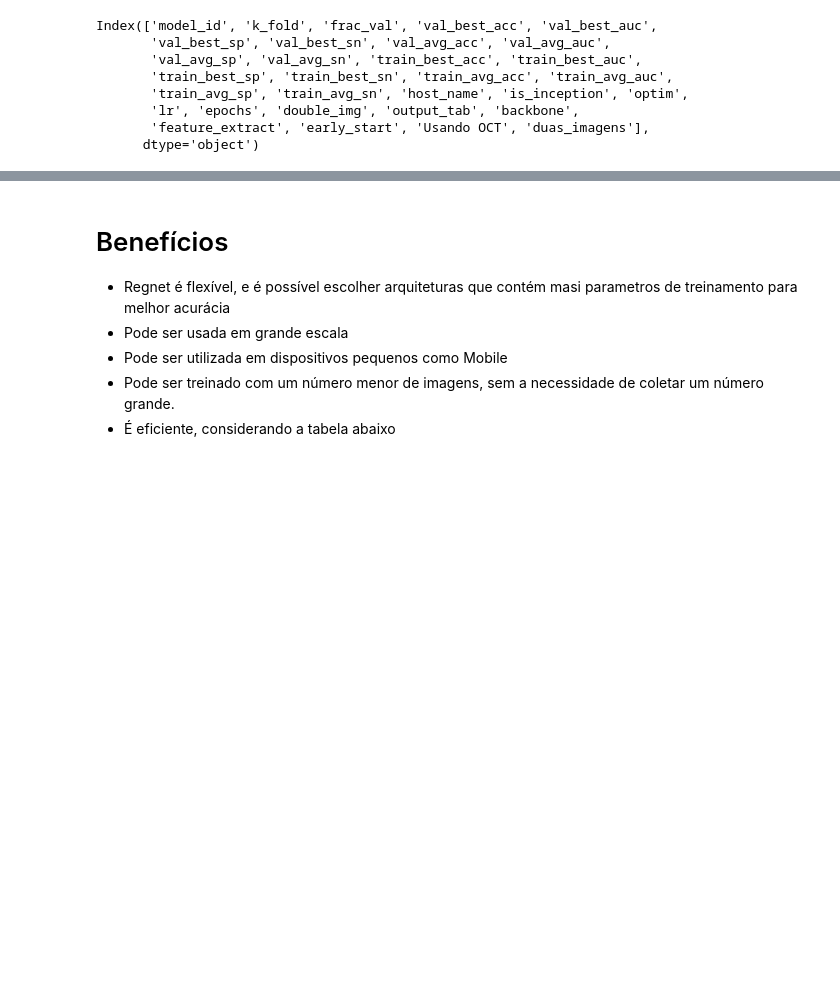
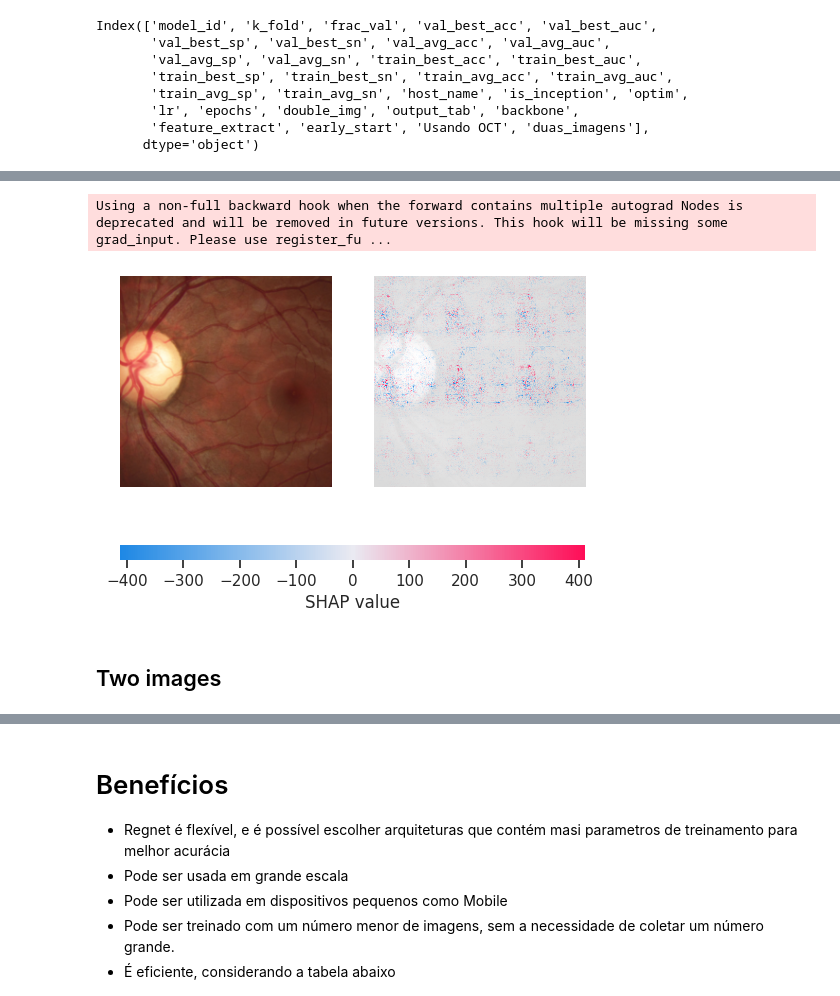
Before and after one commit to FelipeMarcelino/glaucoma, a Jupyter notebook: notebooks/results_v2.ipynb, the cells around one changed output, grey strips where cells are left out. Saved outputs shown, nothing was run; the diff lists cells and outputs as text; code cells hidden in the pictures; blank space fills up the shorter version.

```diff
--- a/notebooks/results_v2.ipynb
+++ b/notebooks/results_v2.ipynb
@@ -76,0 +323,6 @@ pyplot.xticks(rotation=90)
+# %%
+e = shap.DeepExplainer(model, photos1_train)
+# %%
+shap_values = e.shap_values(photos1_val)
+# %% [output]
+Using a non-full backward hook when the forward contains multiple autograd Nodes is deprecated and will be removed in future versions. This hook will be missing some grad_input. Please use register_fu ...
@@ -76,0 +332,14 @@ pyplot.xticks(rotation=90)
+# %%
+def imshow(image):
+    npimg = image.numpy()
+    npimg = np.transpose(npimg, (1,2,0))
+    npimg = ((npimg * [0.229, 0.224, 0.225]) + [0.485, 0.456, 0.406])
+    return npimg
+# %%
+only_image =  imshow(photos1_val[10].reshape(3,224,224))
+# %%
+shap.image_plot(shap_values.reshape(16,224,224,3)[10],  only_image.reshape(224,224,3),width=20,aspect=0.2)
+# %% [output]
+[figure, added]
+# %% [markdown]
+## Two images
```
Also changed, not shown: parts of 77 cells of this notebook, 6 other files.
